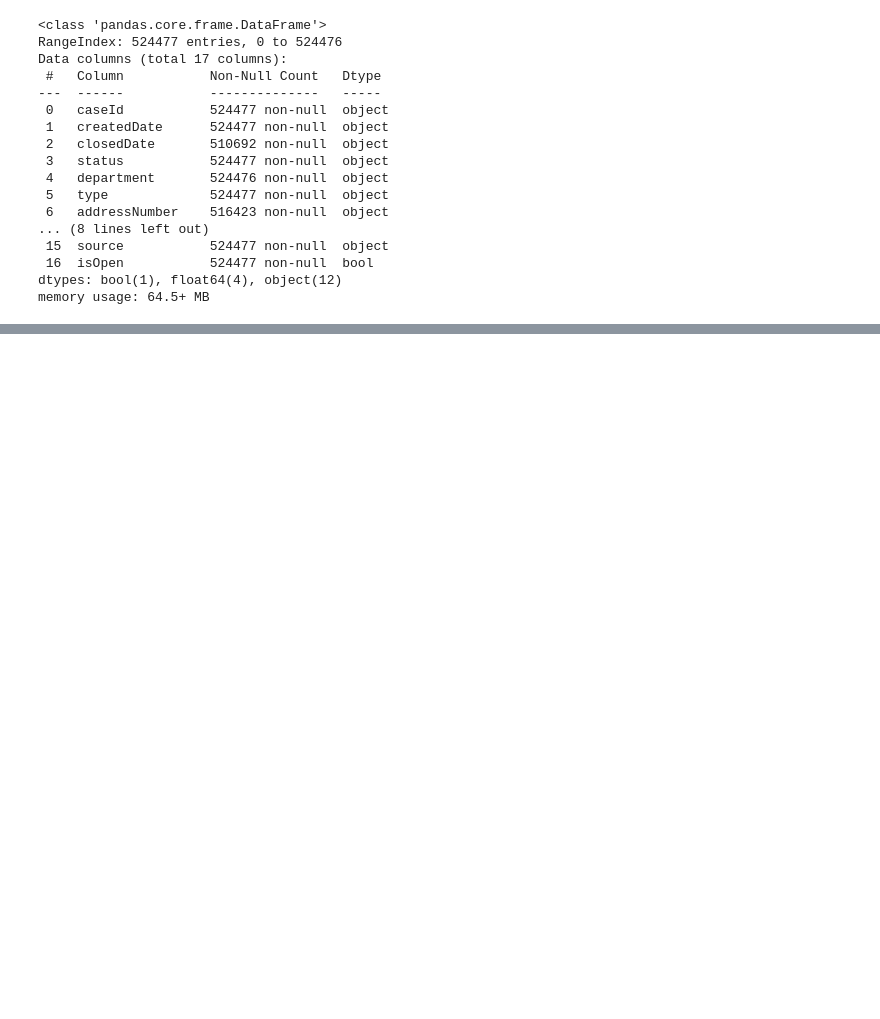
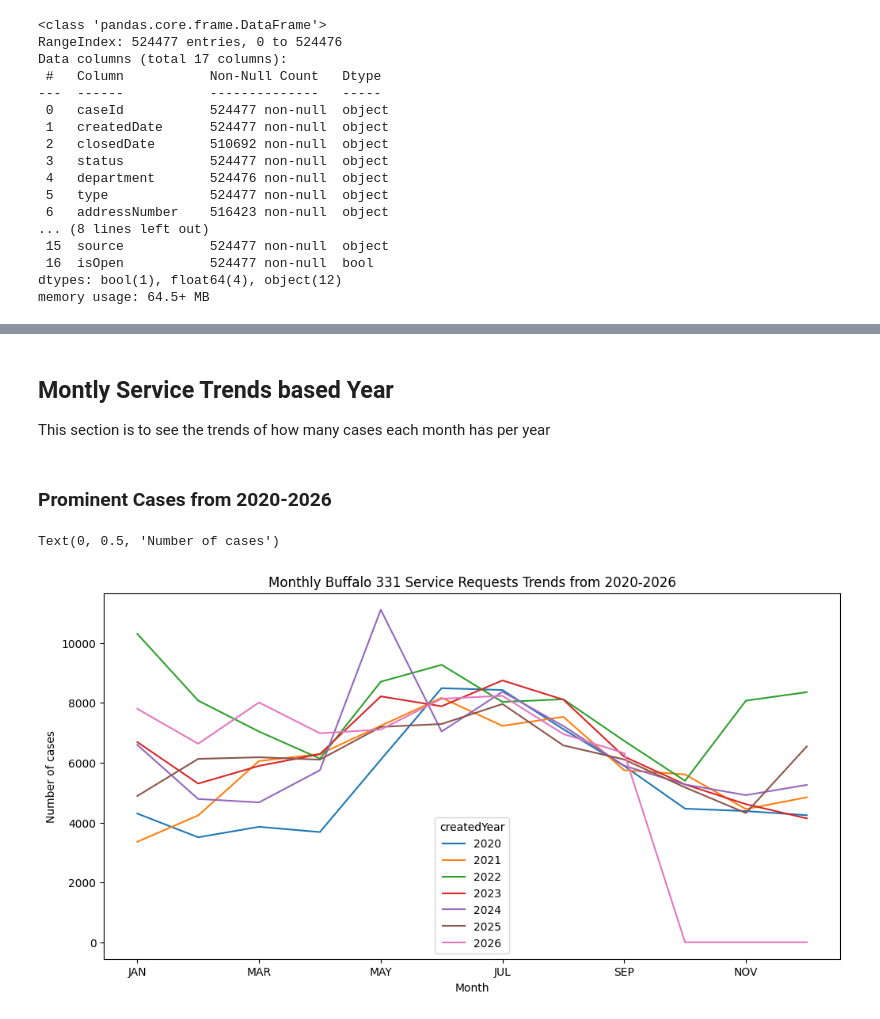
Before and after one commit to JoshuaCongHu/CTRL-Freaks, a Jupyter notebook: src/Buffalo 331 Service Exploratory Data Analytics.ipynb, the cells around one changed output, grey strips where cells are left out. Saved outputs shown, nothing was run; the diff lists cells and outputs as text; code cells hidden in the pictures; blank space fills up the shorter version.

Commit message:
Created Graphs: 1) Monthly service req trends per yr 2) Top 5 service reqs per yr 3) Total reqs per dist from 2020-2026

```diff
--- a/src/Buffalo 331 Service Exploratory Data Analytics.ipynb
+++ b/src/Buffalo 331 Service Exploratory Data Analytics.ipynb
@@ -40,7 +42,7 @@ df['createdDate'] = pd.to_datetime(df['createdDate'])
 df['closedDate'] = pd.to_datetime(df['closedDate'])
 # %%
 #extract date & month col to create a graph
-for date in df['createdDate']:
-    df['year'] = date.year
+df['createdYear'] = df['createdDate'].dt.year
+df['createdMonth'] = df['createdDate'].dt.month
 # %%
 df
@@ -46,0 +63,24 @@ df
+# %% [markdown]
+## Montly Service Trends based Year
+This section is to see the trends of how many cases each month has per year
+# %% [markdown]
+### Prominent Cases from 2020-2026
+# %%
+
+
+years = list(range(2020,2027))
+years_df = df[df['createdYear'].isin(years)]
+
+counts_df = pd.crosstab(years_df['createdMonth'],years_df['createdYear'])
+
+
+months = {1:'JAN',2:'FEB',3:'MAR',4:'APR',5:'MAY',6:'JUN',7:'JUL',8:'AUG',9:'SEP',10:'OCT',11: 'NOV',12 :'DEC'}
+counts_df.index = counts_df.index.map(months)
+counts_df.plot(kind='line', figsize=(12,6))
+
+plt.title("Monthly Buffalo 331 Service Requests Trends from 2020-2026")
+plt.xlabel('Month')
+plt.ylabel('Number of cases')
+# %% [output]
+Text(0, 0.5, 'Number of cases')
+[figure, added]
```
Also changed, not shown: parts of 14 cells of this notebook.
